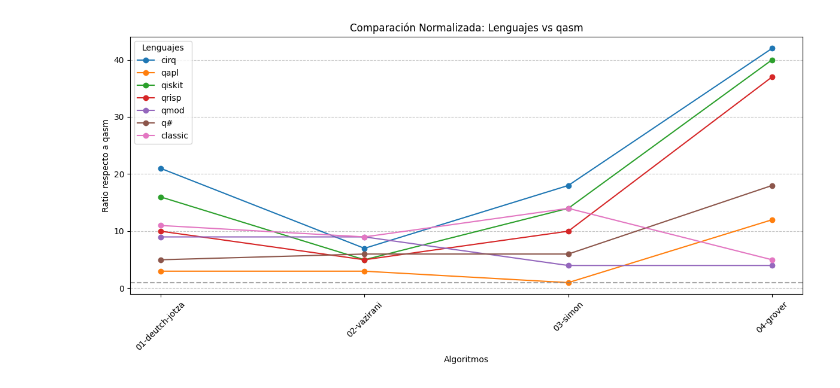
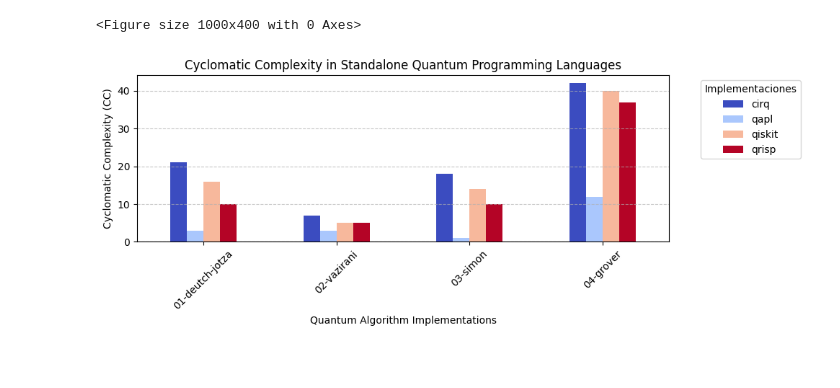
Before and after one commit to Universidad-Cenfotec/quantum-programming-languages-expressiveness, a Jupyter notebook: evaluation/metrics_analysis.ipynb, the cells around one changed output. Drawn from its saved outputs; the diff is of its cells as text; code cells hidden in the pictures; blank space fills up the shorter version.

```diff
--- a/evaluation/metrics_analysis.ipynb
+++ b/evaluation/metrics_analysis.ipynb
@@ -124,5 +247,14 @@ analysis.plot_metrics({
+# %%
+analysis = MetricsAnalysis("results/cyclomatic_complexity_calculator.csv")
+analysis.plot_metrics({
+    'title': 'Cyclomatic Complexity in Standalone Quantum Programming Languages',
+    'xlabel': 'Quantum Algorithm Implementations',
+    'ylabel': 'Cyclomatic Complexity (CC)',
+    'kind': 'bar'
+}, filter='hosted')
+# %% [output]
+<Figure size 1000x400 with 0 Axes>
+[figure, added]
 # %%
-analysis.compare_against2("qasm")
+#analysis.compare_against2("qasm")
-# %% [output]
-[figure, removed]
 # %%
```
Also changed, not shown: parts of 17 cells of this notebook, 4 other files.
